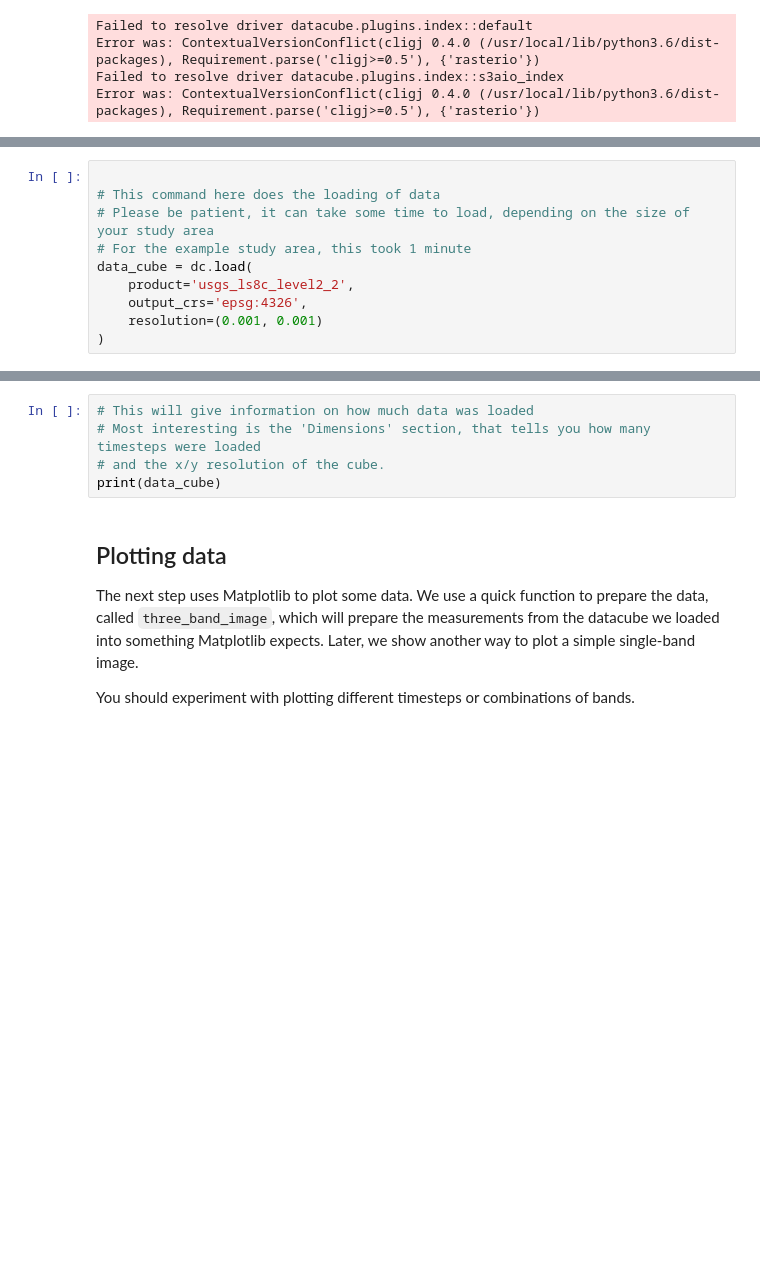
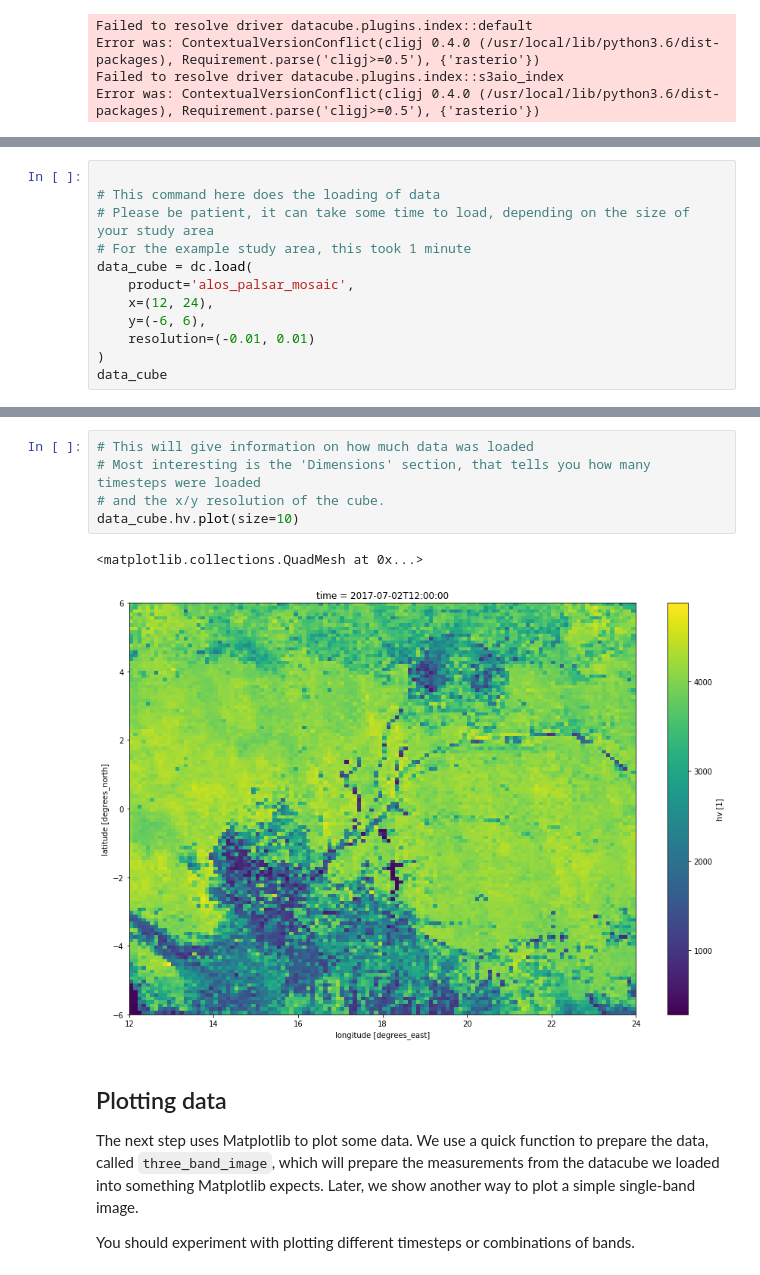
Before and after one commit to tom5610/cube-in-amazon-sagemaker, a Jupyter notebook: notebooks/02_Do_It_Yourself.ipynb, the cells around one changed output, grey strips where cells are left out. Drawn from its saved outputs; the diff is of its cells as text; blank space fills up the shorter version.

```diff
--- a/notebooks/02_Do_It_Yourself.ipynb
+++ b/notebooks/02_Do_It_Yourself.ipynb
@@ -68,8 +22,10 @@ dc.find_datasets(product='usgs_ls8c_level2_2')
 # Please be patient, it can take some time to load, depending on the size of your study area
 # For the example study area, this took 1 minute
 data_cube = dc.load(
-    product='usgs_ls8c_level2_2',
-    output_crs='epsg:4326',
-    resolution=(0.001, 0.001)
+    product='alos_palsar_mosaic',
+    x=(12, 24),
+    y=(-6, 6),
+    resolution=(-0.01, 0.01)
 )
+data_cube
 # %% [output]
@@ -77,8 +46,11 @@ AttributeError: 'NoneType' object has no attribute 'to_crs'
 # %%
 # This will give information on how much data was loaded
 # Most interesting is the 'Dimensions' section, that tells you how many timesteps were loaded
 # and the x/y resolution of the cube.
-print(data_cube)
+data_cube.hv.plot(size=10)
+# %% [output]
+<matplotlib.collections.QuadMesh at 0x...>
+[figure, added]
 # %% [markdown]
 ## Plotting data
 
```
Also changed, not shown: parts of 10 cells of this notebook, 4 other files.
